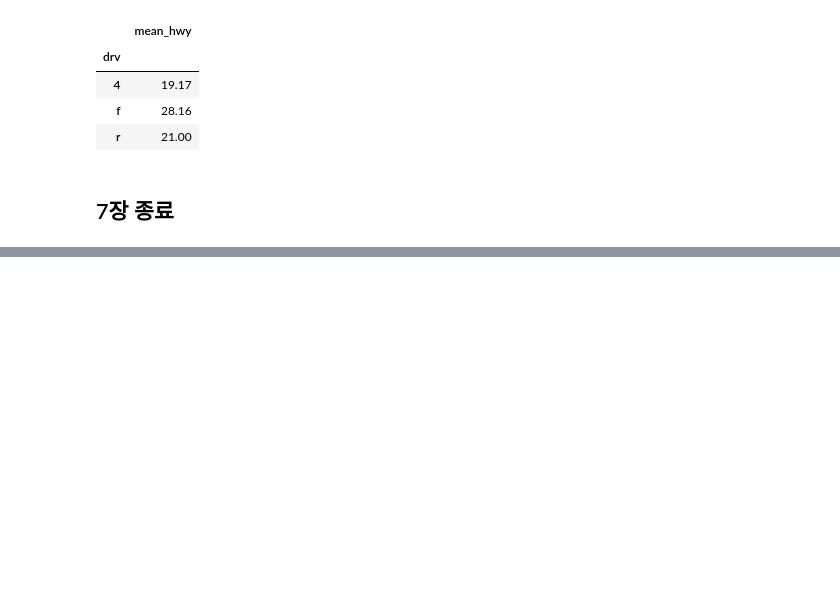
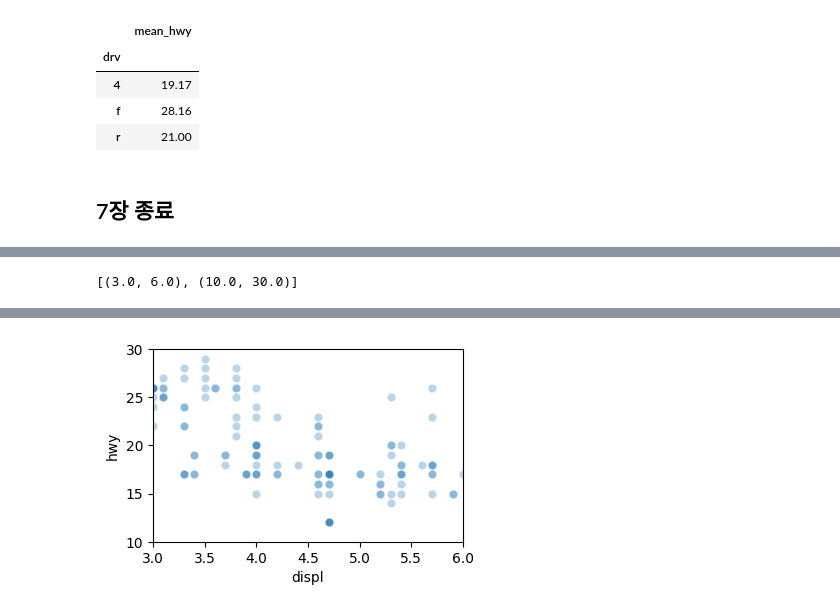
Before and after one commit to leeyunseok110/2025-1-myclass-BDA, a Jupyter notebook: inclass/09w_A_mon_0512_easy_ch07.ipynb, the cells around one changed output, grey strips where cells are left out. Drawn from its saved outputs; the diff is of its cells as text; code cells hidden in the pictures; blank space fills up the shorter version.

```diff
--- a/inclass/09w_A_mon_0512_easy_ch07.ipynb
+++ b/inclass/09w_A_mon_0512_easy_ch07.ipynb
@@ -839,0 +914,4 @@ mpg.groupby('drv').agg(mean_hwy = ('hwy', 'mean'))
+# %%
+sns.scatterplot(mpg, x='displ', y='hwy', alpha=.3).set(xlim=[3,6],ylim=[10,30])
+# %% [output]
+[(3.0, 6.0), (10.0, 30.0)]
@@ -839,0 +935 @@ mpg.groupby('drv').agg(mean_hwy = ('hwy', 'mean'))
+[figure, added]
```
Also changed, not shown: parts of 14 cells of this notebook.
